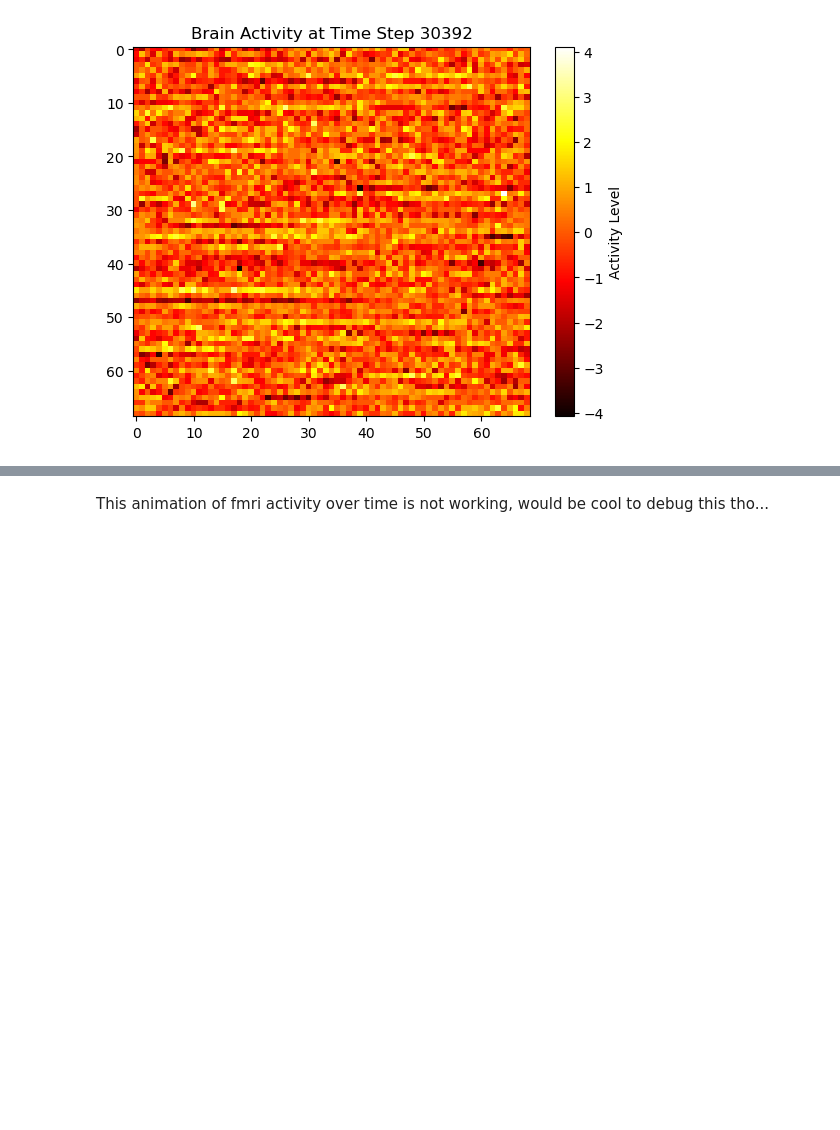
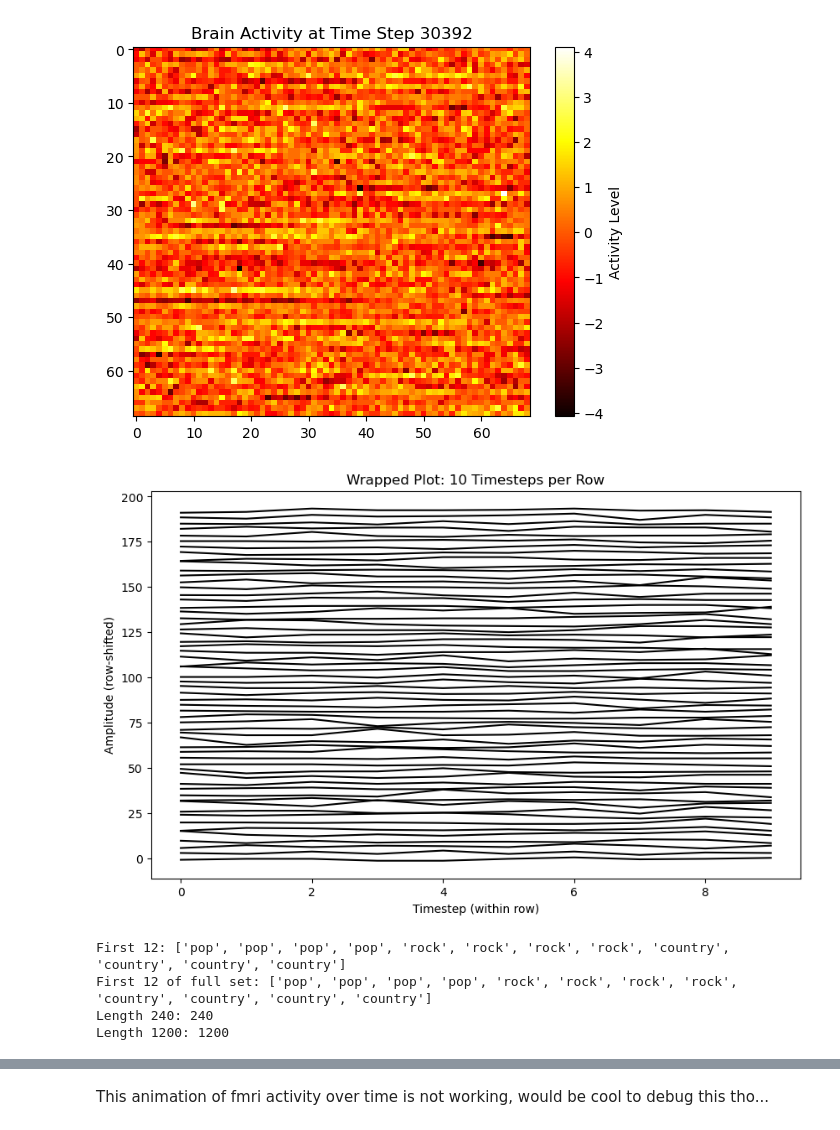
Before and after one commit to jenniarakaki/n120, a Jupyter notebook: data_exploration.ipynb, the cells around one changed output, grey strips where cells are left out. Cells and saved outputs as stored; diff of their text form; code cells hidden in the pictures; blank space fills up the shorter version.

Commit message:
next steps: train model

```diff
--- a/data_exploration.ipynb
+++ b/data_exploration.ipynb
@@ -210,3 +210,73 @@ plt.show()
 [figure]
 [figure]
 [figure]
+# %%
+import numpy as np
+import matplotlib.pyplot as plt
+
+data = test1[0, 0, :]  # shape: (600,)
+timesteps_per_row = 10
+num_rows = len(data) // timesteps_per_row
+
+# Reshape the data into (num_rows, timesteps_per_row)
+wrapped = data[:num_rows * timesteps_per_row].reshape((num_rows, timesteps_per_row))
+
+# Plot each row offset vertically for visibility
+plt.figure(figsize=(10, 6))
+for i in range(num_rows):
+    plt.plot(np.arange(timesteps_per_row), wrapped[i] + i * np.max(np.abs(data)), color='black')  # vertically offset
+plt.xlabel("Timestep (within row)")
+plt.ylabel("Amplitude (row-shifted)")
+plt.title("Wrapped Plot: 10 Timesteps per Row")
+plt.show()
+
+# plt.plot(test1[0,0,:])
+# %% [output]
+[figure, added]
+# %%
+# Load the .mat file (adjust the path if needed)
+import scipy.io as sio
+data = sio.loadmat('/Users/jenniferarakaki/Documents/neuro120/8275363/AcrossGenre_Order_Test.mat')
+test_run_data = data['across_genre_rn_test']  # shape: (6 runs, 4 reps, 10 genres)
+
+# Step 1: Extract numeric genre IDs
+genre_labels = []
+for run in range(6):  # 6 runs
+    for track_pos in range(10):  # 10 tracks per run
+        genre_id = int(test_run_data[run, 0, track_pos])
+        genre_labels.append(genre_id)  # values: 1–10
+
+# Step 2: Repeat each genre label 4 times (for 4 reps)
+genre_labels_full = np.repeat(genre_labels, 4)  # shape: (240,)
+
+# Step 3: Repeat for 5 subjects
+genre_labels_full_all = np.tile(genre_labels_full, 5)  # shape: (1200,)
+
+# Step 4: Convert to names using the corrected mapping
+genre_names = [
+    'country',    # index 1
+    'reggae',     # index 2
+    'rock',       # index 3
+    'blues',      # index 4
+    'classical',  # index 5
+    'hiphop',     # index 6
+    'disco',      # index 7
+    'jazz',       # index 8
+    'metal',      # index 9
+    'pop'         # index 10
+]
+
+# ✅ Create labeled vectors
+genre_labels_named_240 = [genre_names[i - 1] for i in genre_labels_full]
+genre_labels_named_1200 = [genre_names[i - 1] for i in genre_labels_full_all]
+
+# ✅ Quick check
+print("First 12:", genre_labels_named_240[:12])
+print("First 12 of full set:", genre_labels_named_1200[:12])
+print("Length 240:", len(genre_labels_named_240))
+print("Length 1200:", len(genre_labels_named_1200))
+# %% [output]
+First 12: ['pop', 'pop', 'pop', 'pop', 'rock', 'rock', 'rock', 'rock', 'country', 'country', 'country', 'country']
+First 12 of full set: ['pop', 'pop', 'pop', 'pop', 'rock', 'rock', 'rock', 'rock', 'country', 'country', 'country', 'country']
+Length 240: 240
+Length 1200: 1200
```
Also changed, not shown: parts of 2 cells of this notebook, 1 other file.
